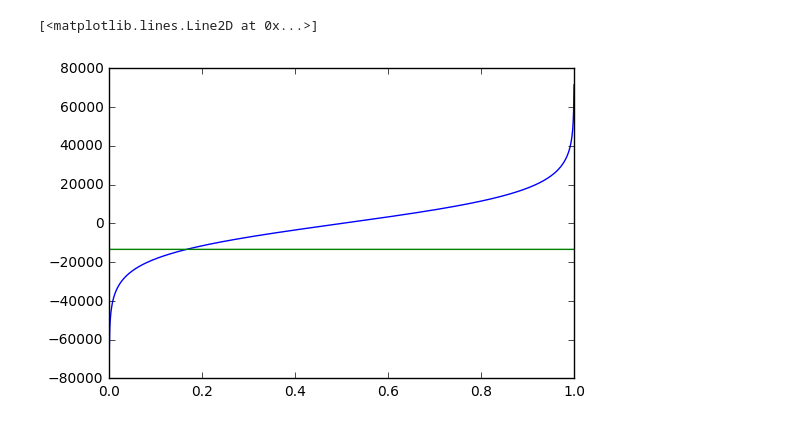
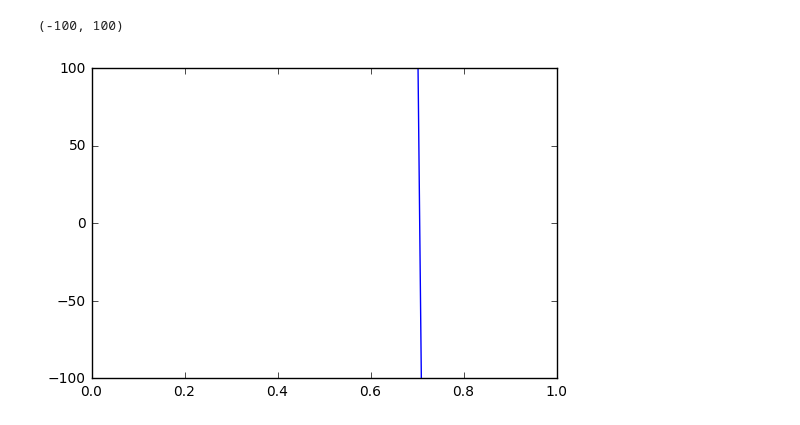
Before and after one commit to richardotis/pycalphad-sandbox, a Jupyter notebook: AdvancedConditions.ipynb, the cells around one changed output. Drawn from its saved outputs; the diff is of its cells as text; code cells hidden in the pictures.

```diff
--- a/AdvancedConditions.ipynb
+++ b/AdvancedConditions.ipynb
@@ -101,6 +101,6 @@ plt.plot(x, trans_func, label='L')
-# %%
-plt.plot(x,np.gradient(gm,x))
-plt.plot(x,8314.5*np.log(x-x+0.2))
-# %% [output]
-[<matplotlib.lines.Line2D at 0x...>]
-[figure, removed]
+# %%
+plt.plot(x,8314.5*(1+np.log(y)) - mu)
+plt.ylim((-100,100))
+# %% [output]
+(-100, 100)
+[figure, added]
```
Also changed, not shown: parts of 7 cells of this notebook.
